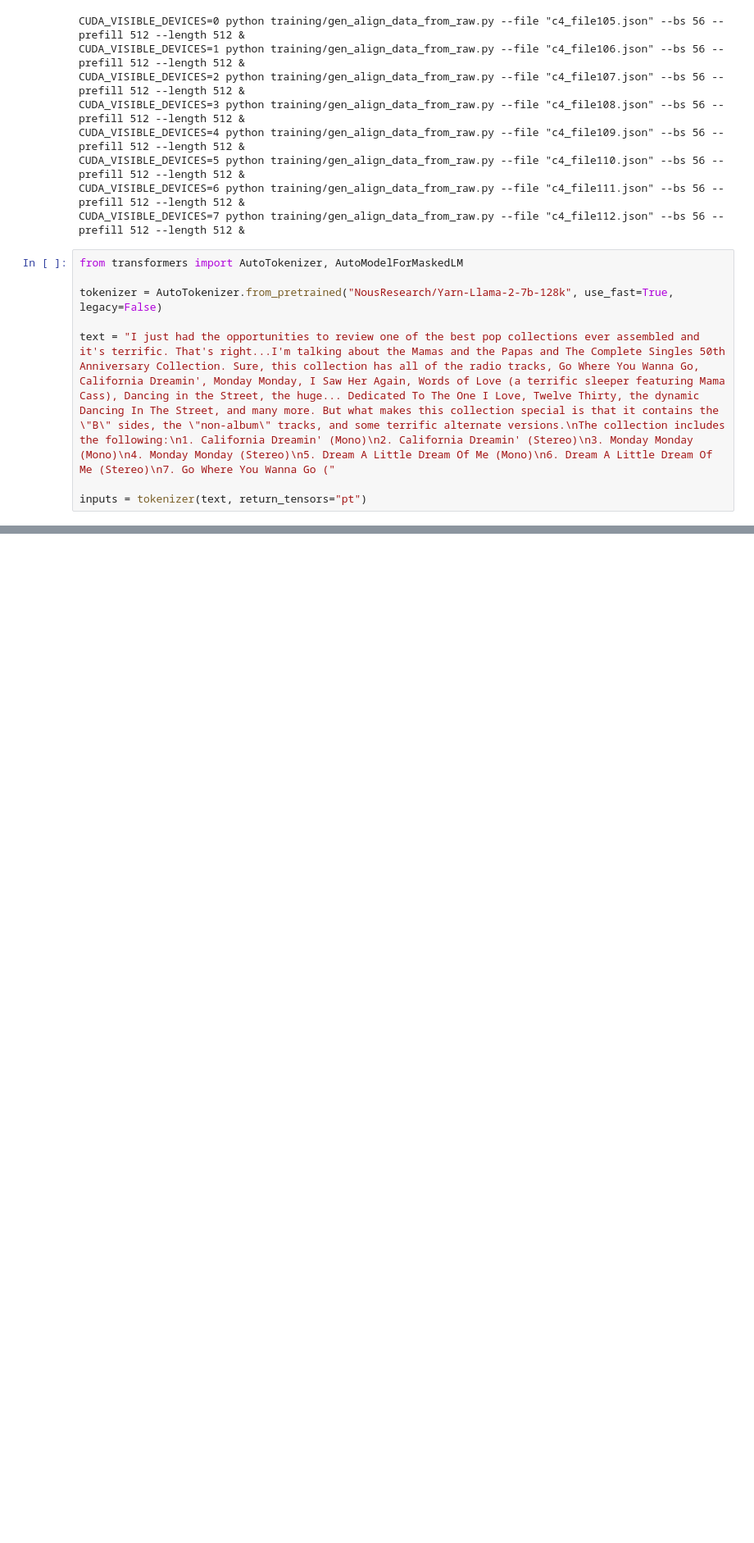
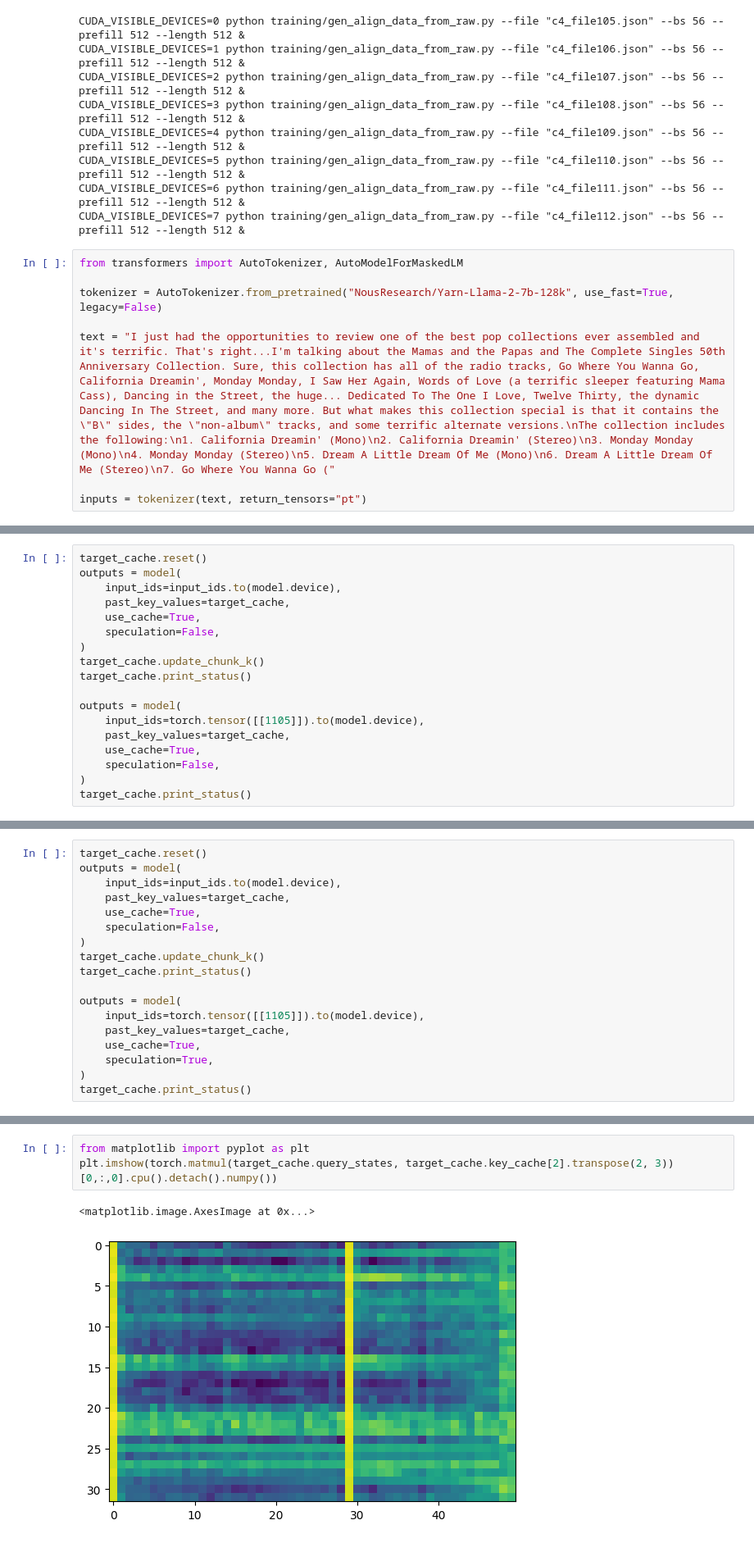
Before and after one commit to ranonrkm/TriForce-legacy, a Jupyter notebook: apps/test.ipynb, the cells around one changed output, grey strips where cells are left out. Shown: that part at 82% size. Saved outputs shown, nothing was run; the diff lists cells and outputs as text; blank space fills up the shorter version.

```diff
--- a/apps/test.ipynb
+++ b/apps/test.ipynb
@@ -47,0 +342,18 @@ dataset = load_dataset("Open-Orca/OpenOrca", split = "train", cache_dir = dir_pa
+# %%
+target_cache.reset()
+outputs = model(
+    input_ids=input_ids.to(model.device),
+    past_key_values=target_cache,
+    use_cache=True,
+    speculation=False,
+)
+target_cache.update_chunk_k()
+target_cache.print_status()
+
+outputs = model(
+    input_ids=torch.tensor([[1105]]).to(model.device),
+    past_key_values=target_cache,
+    use_cache=True,
+    speculation=False,
+)
+target_cache.print_status()
@@ -47,0 +369,18 @@ dataset = load_dataset("Open-Orca/OpenOrca", split = "train", cache_dir = dir_pa
+# %%
+target_cache.reset()
+outputs = model(
+    input_ids=input_ids.to(model.device),
+    past_key_values=target_cache,
+    use_cache=True,
+    speculation=False,
+)
+target_cache.update_chunk_k()
+target_cache.print_status()
+
+outputs = model(
+    input_ids=torch.tensor([[1105]]).to(model.device),
+    past_key_values=target_cache,
+    use_cache=True,
+    speculation=True,
+)
+target_cache.print_status()
@@ -47,0 +411,6 @@ dataset = load_dataset("Open-Orca/OpenOrca", split = "train", cache_dir = dir_pa
+# %%
+from matplotlib import pyplot as plt
+plt.imshow(torch.matmul(target_cache.query_states, target_cache.key_cache[2].transpose(2, 3))[0,:,0].cpu().detach().numpy())
+# %% [output]
+<matplotlib.image.AxesImage at 0x...>
+[figure, added]
```
Also changed, not shown: parts of 56 cells of this notebook, 26 other files.
